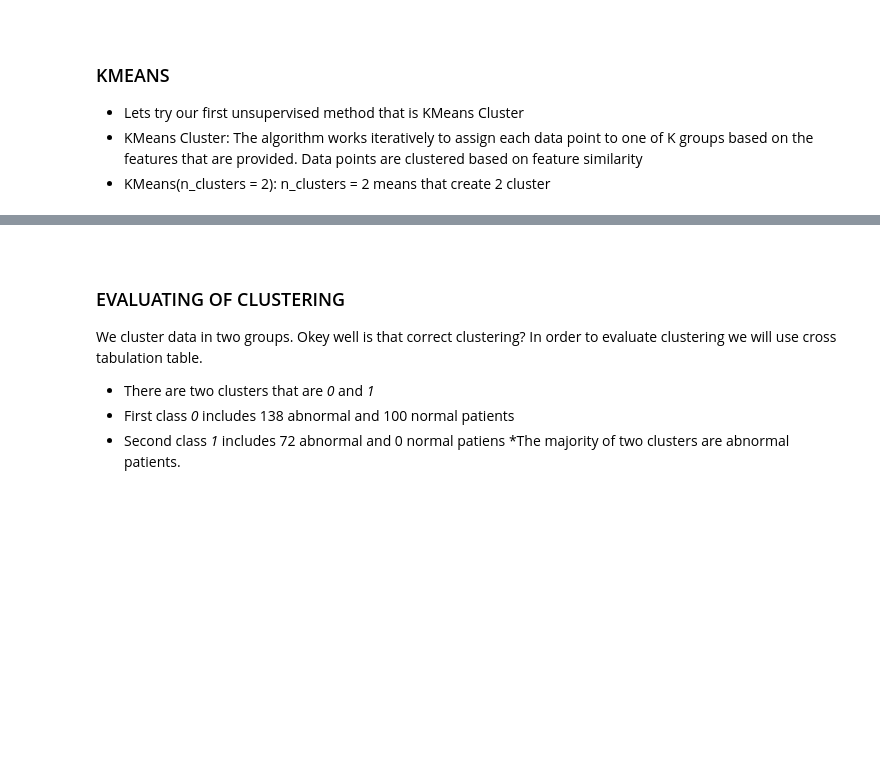
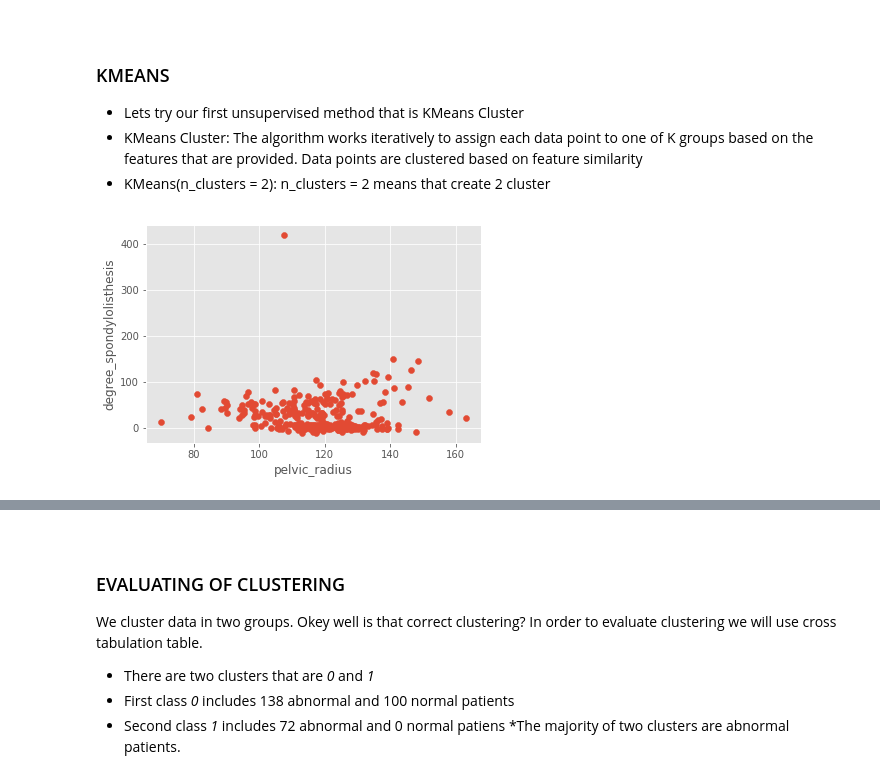
Before and after one commit to yrong/ml-topics, a Jupyter notebook: Machine Learning Tutorial for Beginners.ipynb, the cells around one changed output, grey strips where cells are left out. Drawn from its saved outputs; the diff is of its cells as text; code cells hidden in the pictures; blank space fills up the shorter version.

```diff
--- a/Machine Learning Tutorial for Beginners.ipynb
+++ b/Machine Learning Tutorial for Beginners.ipynb
@@ -590,11 +689,13 @@ print("Tuned Model Parameters: {}".format(cv.best_params_))
 * KMeans(n_clusters = 2): n_clusters = 2 means that create 2 cluster
 # %%
 # As you can see there is no labels in data
-data = pd.read_csv('../input/column_2C_weka.csv')
+data = pd.read_csv('./input/column_2C_weka.csv')
 plt.scatter(data['pelvic_radius'],data['degree_spondylolisthesis'])
 plt.xlabel('pelvic_radius')
 plt.ylabel('degree_spondylolisthesis')
 plt.show()
+# %% [output]
+[figure, added]
 # %%
 # KMeans Clustering
 data2 = data.loc[:,['degree_spondylolisthesis','pelvic_radius']]
```
Also changed, not shown: parts of 21 cells of this notebook.
